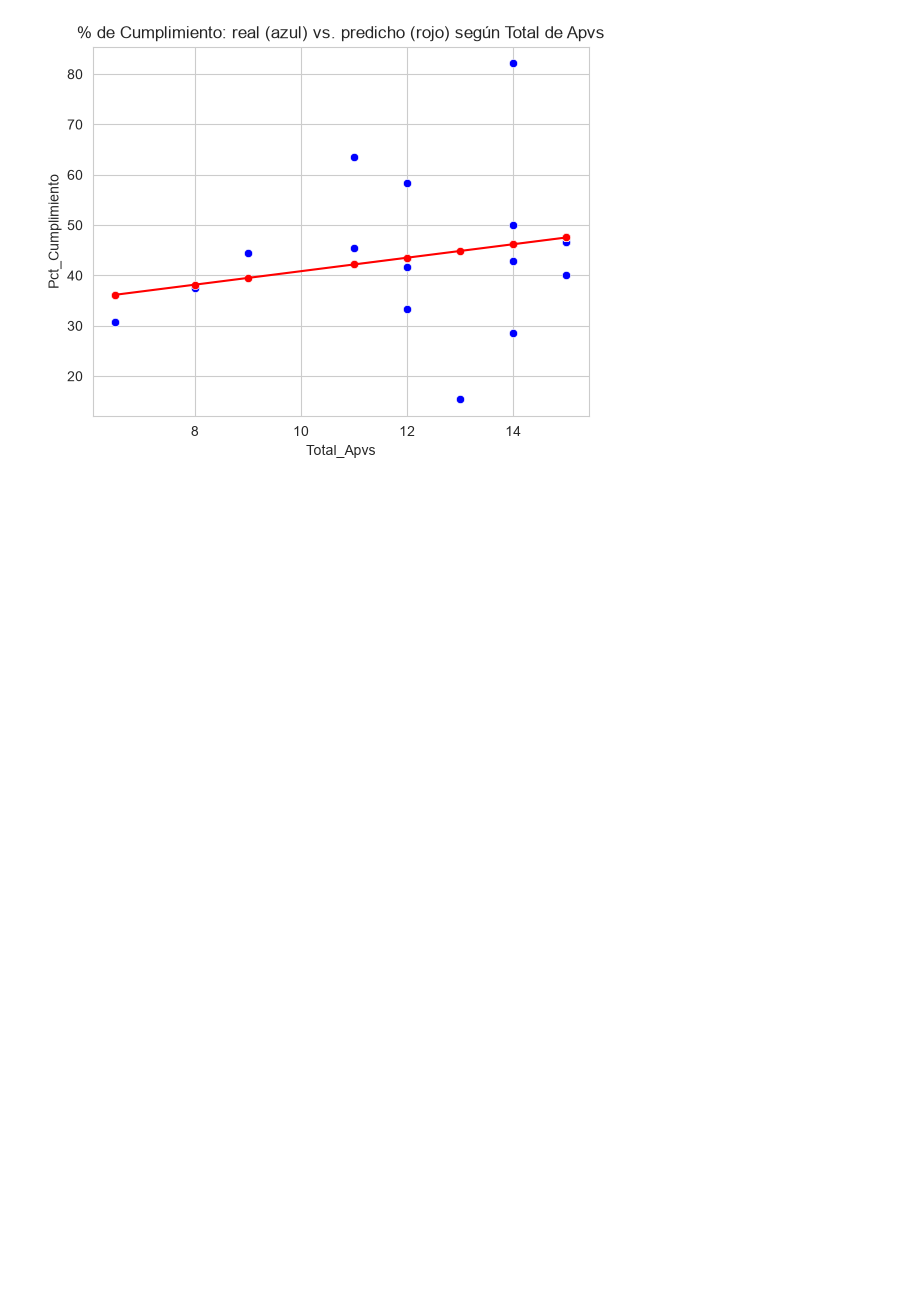
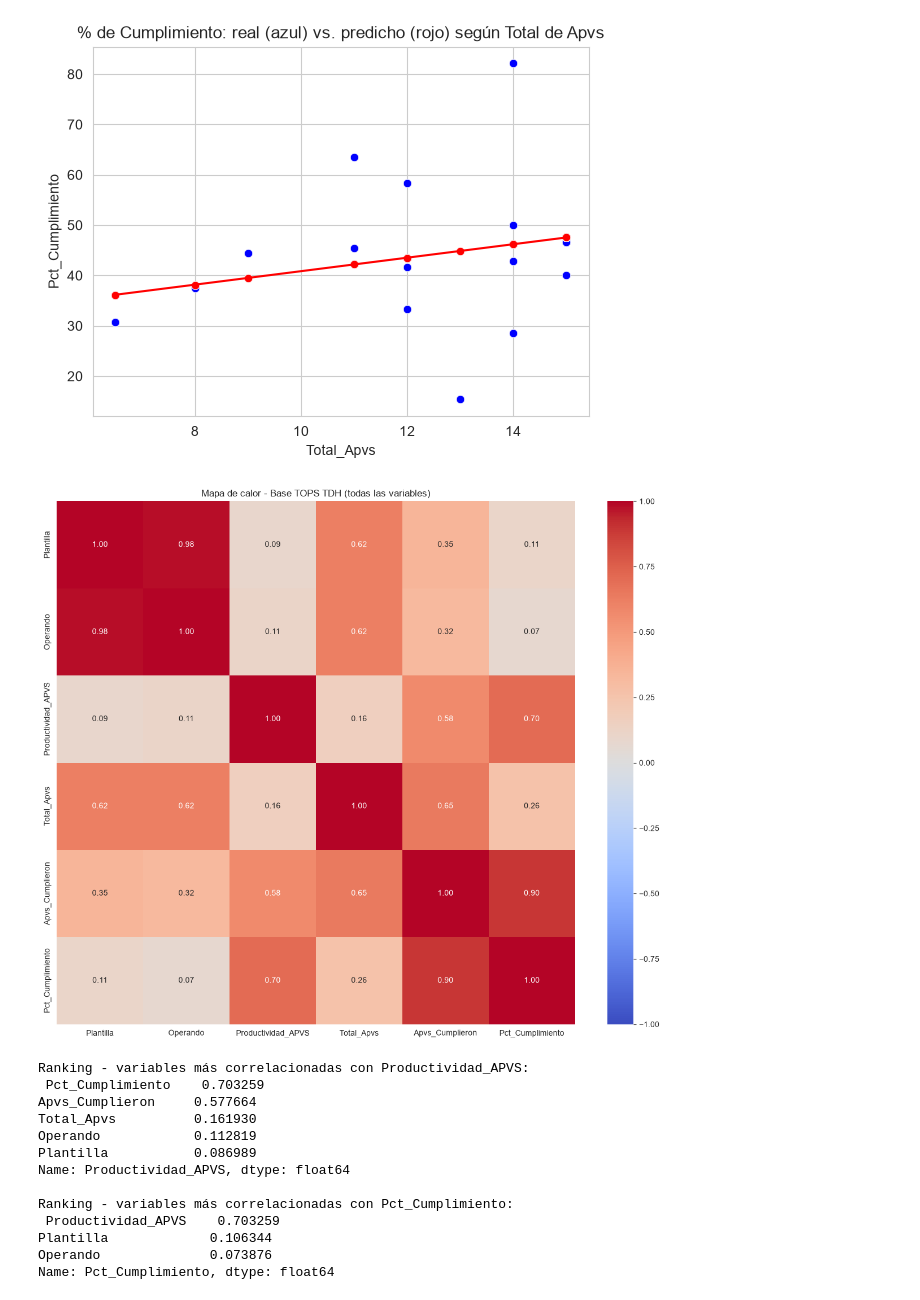
Before and after one commit to a01739713-jpg/Actividad-5, a Jupyter notebook: Actividad5.2/codigoact52.ipynb, the cells around one changed output. Saved outputs shown, nothing was run; the diff lists cells and outputs as text; code cells hidden in the pictures; blank space fills up the shorter version.

```diff
--- a/Actividad5.2/codigoact52.ipynb
+++ b/Actividad5.2/codigoact52.ipynb
@@ -959,3 +961,47 @@ plt.title('% de Cumplimiento: real (azul) vs. predicho (rojo) según Total de Ap
 plt.show()
 # %% [output]
 [figure]
+# %%
+# ============================================================
+# MAPA DE CALOR UNIFICADO - Base TOPS TDH (todas las variables)
+# ============================================================
+
+# Juntamos Total_Apvs/Apvs_Cumplieron (que ya estaban en tdh_clean)
+# con el % de Cumplimiento calculado, todo en un solo dataframe
+df_tdh_full = tdh_clean.copy()
+df_tdh_full['Pct_Cumplimiento'] = df_tdh_full['Apvs_Cumplieron'] / df_tdh_full['Total_Apvs'] * 100
+
+Corr_TDH = df_tdh_full.corr()
+
+plt.figure(figsize=(12, 10))
+sns.heatmap(Corr_TDH, cmap='coolwarm', annot=True, fmt=".2f", vmin=-1, vmax=1)
+plt.title('Mapa de calor - Base TOPS TDH (todas las variables)')
+plt.tight_layout()
+plt.show()
+
+# Ranking para elegir la variable independiente de cada regresión,
+# excluyendo variables "circulares" (miden lo mismo que la variable dependiente)
+excluir_prod = ['Productividad_APVS', 'Indice_Clima']
+excluir_cump = ['Pct_Cumplimiento', 'Total_Apvs', 'Apvs_Cumplieron',
+                'Pct_Apvs_Cumplieron_Reportado', 'Indice_Clima']
+
+ranking_productividad = Corr_TDH['Productividad_APVS'].drop(excluir_prod, errors='ignore').abs().sort_values(ascending=False)
+ranking_cumplimiento = Corr_TDH['Pct_Cumplimiento'].drop(excluir_cump, errors='ignore').abs().sort_values(ascending=False)
+
+print("Ranking - variables más correlacionadas con Productividad_APVS:\n", ranking_productividad)
+print("\nRanking - variables más correlacionadas con Pct_Cumplimiento:\n", ranking_cumplimiento)
+# %% [output]
+[figure, added]
+Ranking - variables más correlacionadas con Productividad_APVS:
+ Pct_Cumplimiento    0.703259
+Apvs_Cumplieron     0.577664
+Total_Apvs          0.161930
+Operando            0.112819
+Plantilla           0.086989
+Name: Productividad_APVS, dtype: float64
+
+Ranking - variables más correlacionadas con Pct_Cumplimiento:
+ Productividad_APVS    0.703259
+Plantilla             0.106344
+Operando              0.073876
+Name: Pct_Cumplimiento, dtype: float64
```
Also changed, not shown: parts of 1 cell of this notebook.
